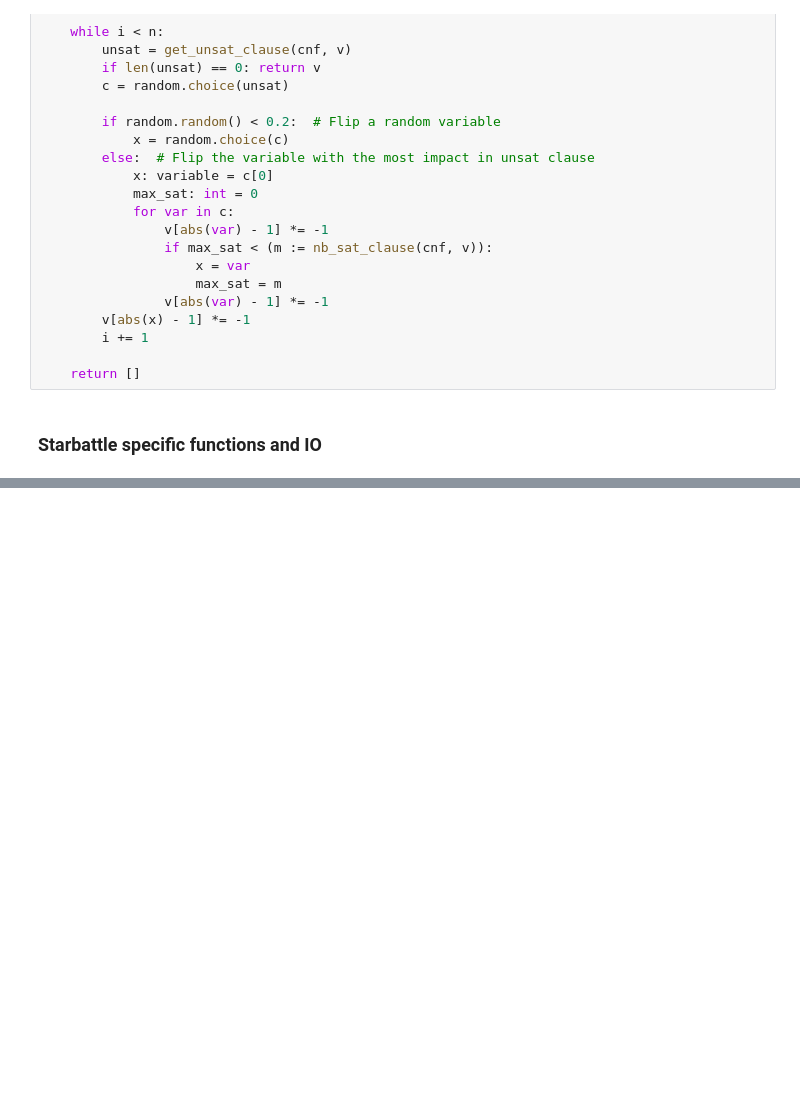
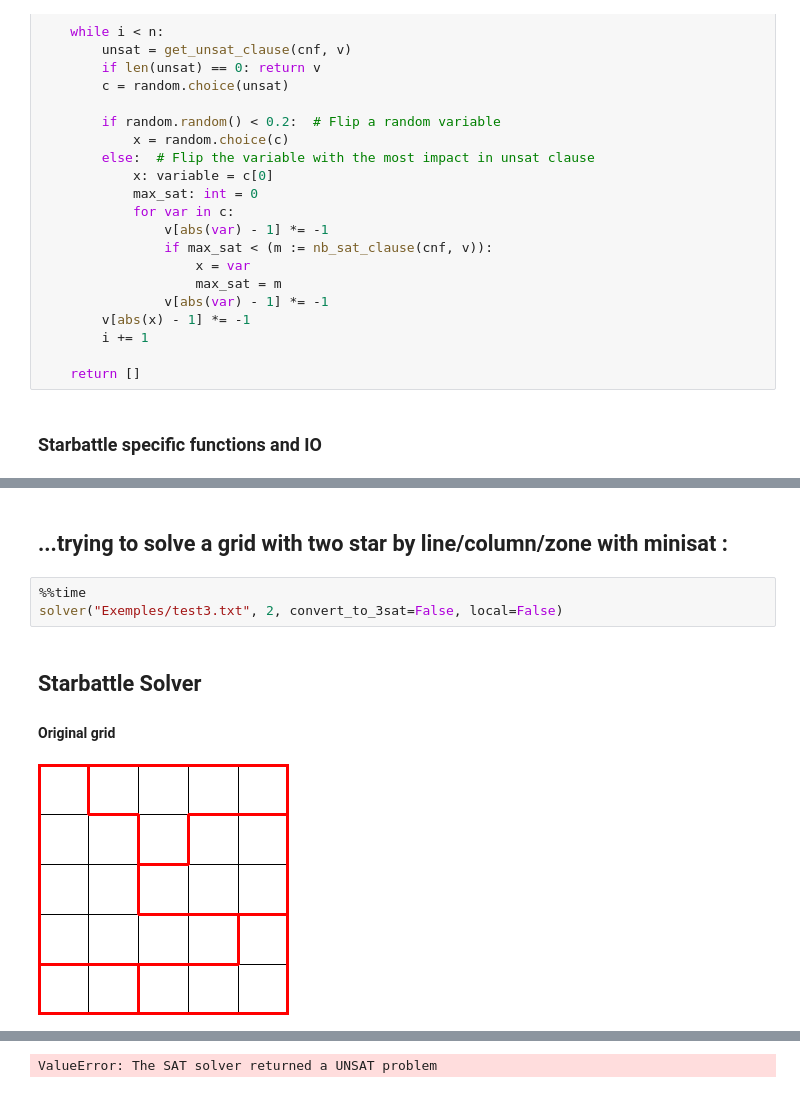
Before and after one commit to tristansaminadayar/projet_inf432, a Jupyter notebook: Starbattle.ipynb, the cells around one changed output, grey strips where cells are left out. Cells and saved outputs as stored; diff of their text form; blank space fills up the shorter version.

```diff
--- a/Starbattle.ipynb
+++ b/Starbattle.ipynb
@@ -492,0 +613,9 @@ Wall time: 11.2 s
+# %% [markdown]
+## ...trying to solve a grid with two star by line/column/zone with minisat :
+# %%
+%%time
+solver("Exemples/test3.txt", 2, convert_to_3sat=False, local=False)
+# %% [output]
+## Starbattle Solver
+#### Original grid
+[figure, added]
@@ -492,0 +623 @@ Wall time: 11.2 s
+ValueError: The SAT solver returned a UNSAT problem
```
Also changed, not shown: parts of 25 cells of this notebook, 7 other files.
